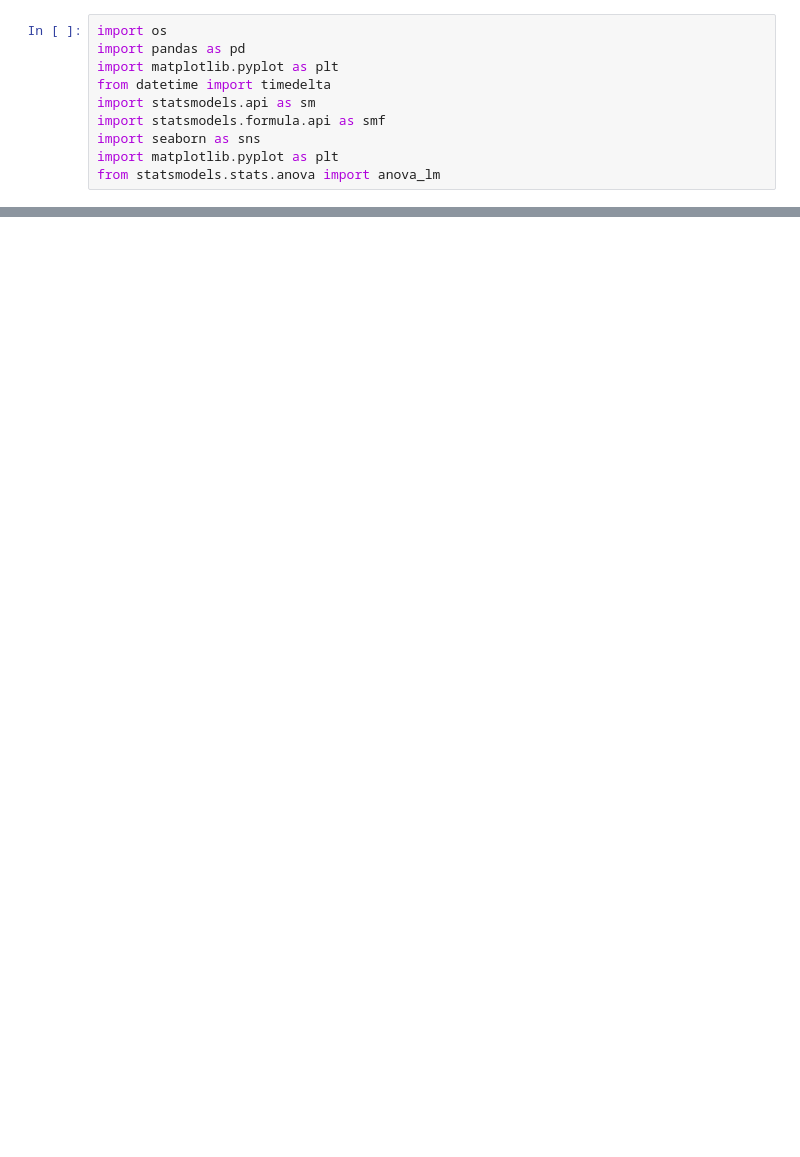
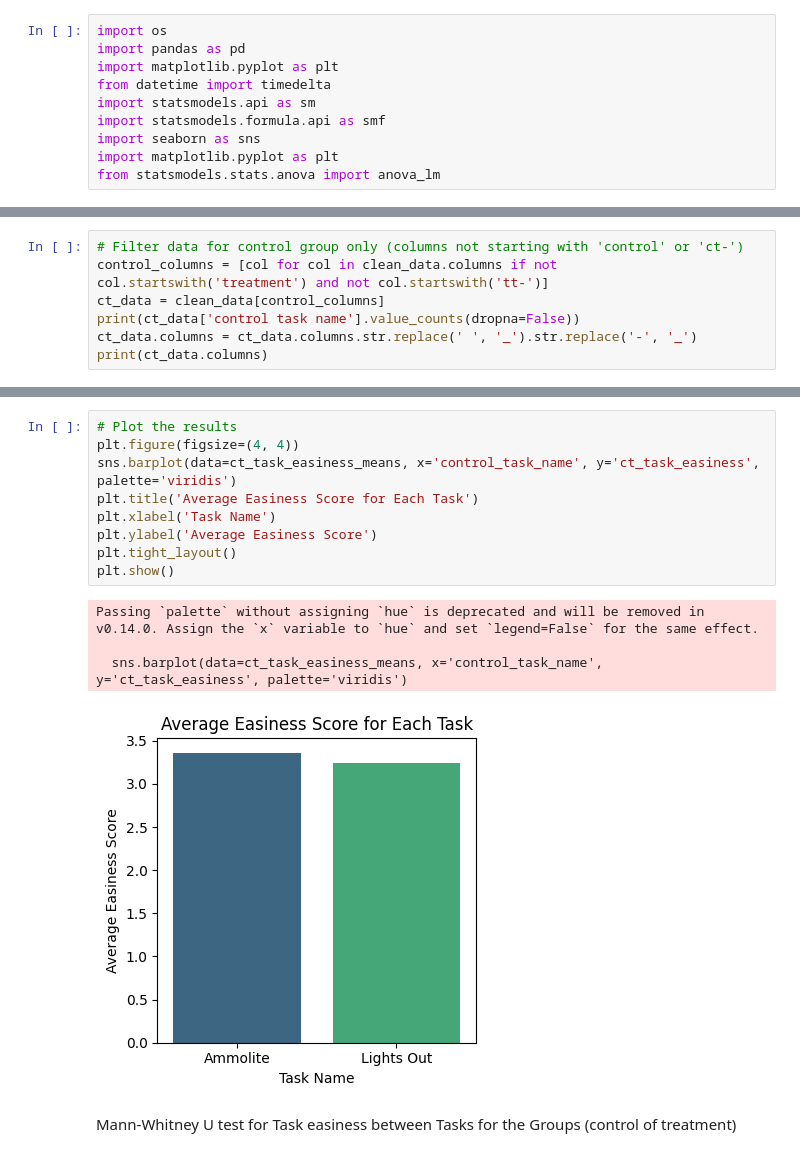
Before and after one commit to ValentinBourcier/OC-EXP-REPLICATION, a Jupyter notebook: analysis/survey-analysis.ipynb, the cells around one changed output, grey strips where cells are left out. Saved outputs shown, nothing was run; the diff lists cells and outputs as text; blank space fills up the shorter version.

```diff
--- a/analysis/survey-analysis.ipynb
+++ b/analysis/survey-analysis.ipynb
@@ -109,0 +1140,7 @@ if missing_columns:
+# %%
+# Filter data for control group only (columns not starting with 'control' or 'ct-')
+control_columns = [col for col in clean_data.columns if not col.startswith('treatment') and not col.startswith('tt-')]
+ct_data = clean_data[control_columns]
+print(ct_data['control task name'].value_counts(dropna=False))
+ct_data.columns = ct_data.columns.str.replace(' ', '_').str.replace('-', '_')
+print(ct_data.columns)
@@ -109,0 +1239,16 @@ if missing_columns:
+# %%
+# Plot the results
+plt.figure(figsize=(4, 4))
+sns.barplot(data=ct_task_easiness_means, x='control_task_name', y='ct_task_easiness', palette='viridis')
+plt.title('Average Easiness Score for Each Task')
+plt.xlabel('Task Name')
+plt.ylabel('Average Easiness Score')
+plt.tight_layout()
+plt.show()
+# %% [output]
+Passing `palette` without assigning `hue` is deprecated and will be removed in v0.14.0. Assign the `x` variable to `hue` and set `legend=False` for the same effect.
+
+  sns.barplot(data=ct_task_easiness_means, x='control_task_name', y='ct_task_easiness', palette='viridis')
+[figure, added]
+# %% [markdown]
+Mann-Whitney U test for Task easiness between Tasks for the Groups (control of treatment)
```
Also changed, not shown: parts of 46 cells of this notebook, 9 other files.
